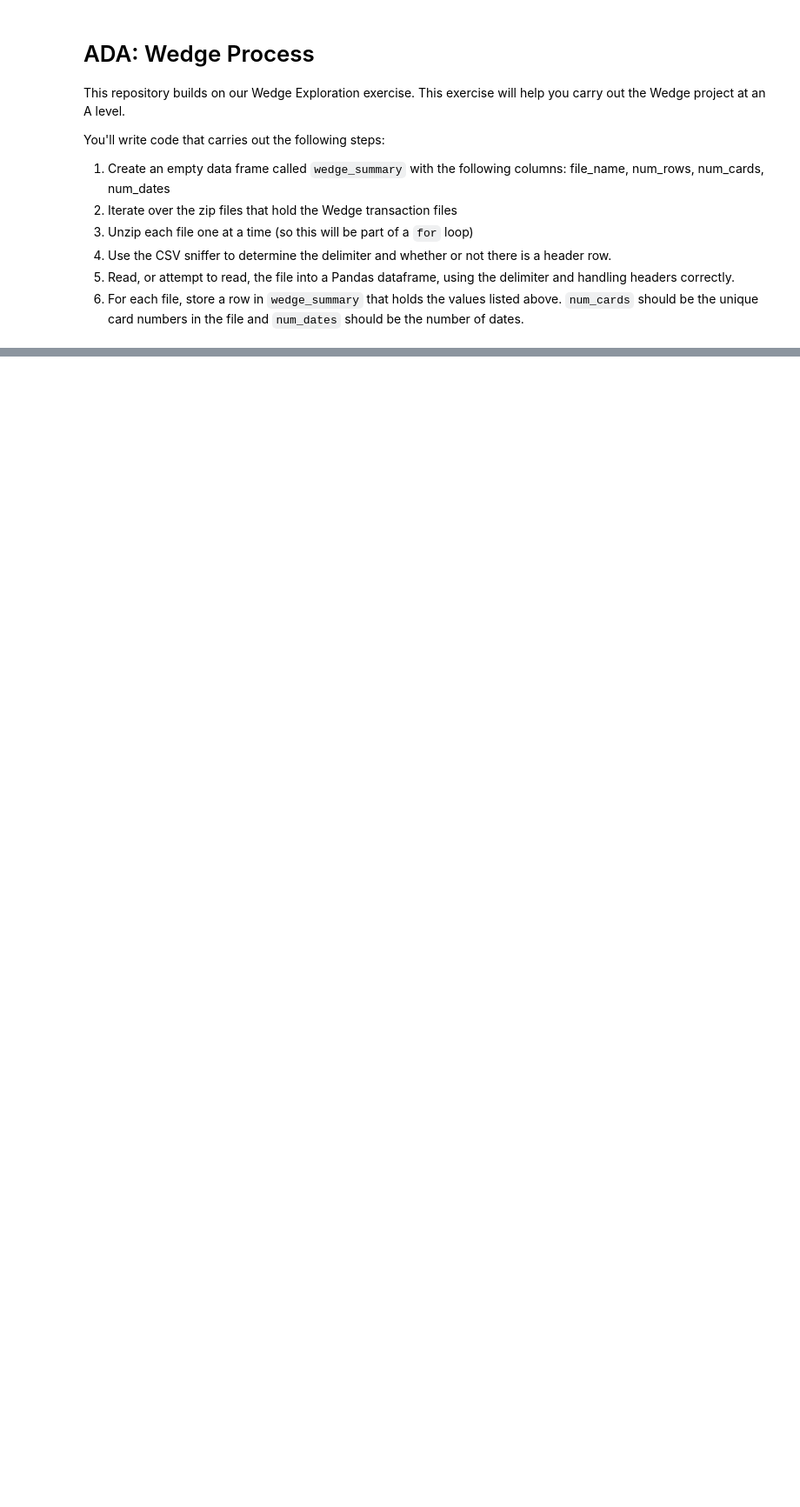
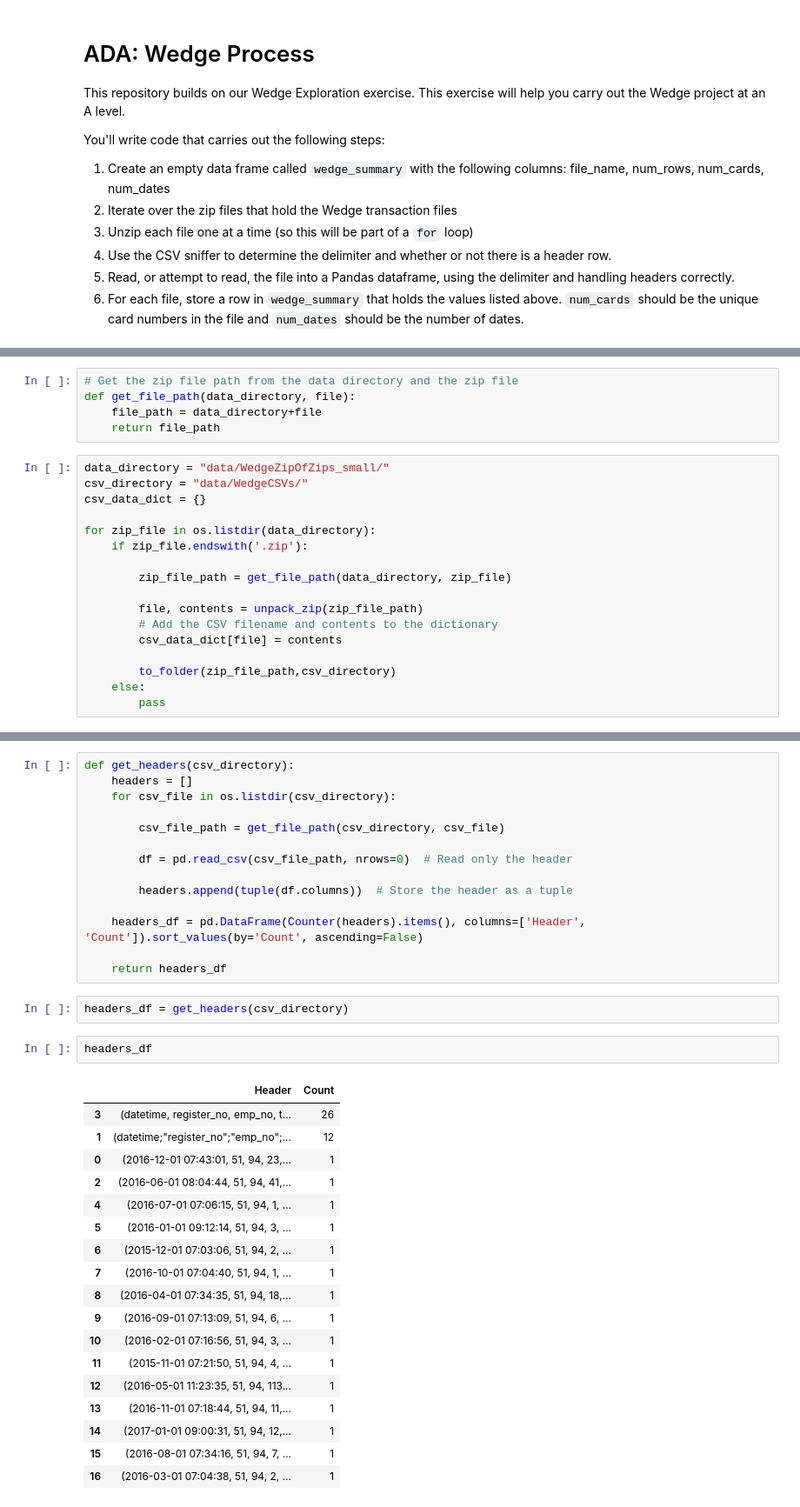
Before and after one commit to LukeWymanUM/wedge-project, a Jupyter notebook: wedge-process.ipynb, the cells around one changed output, grey strips where cells are left out. Shown at 87% size. Saved outputs shown, nothing was run; the diff lists cells and outputs as text; blank space fills up the shorter version.

Commit message:
script for cleaning data

```diff
--- a/wedge-process.ipynb
+++ b/wedge-process.ipynb
@@ -48,0 +75,22 @@ with zipfile.ZipFile(data_directory+file) as my_zip:
+# %%
+# Get the zip file path from the data directory and the zip file
+def get_file_path(data_directory, file):
+    file_path = data_directory+file
+    return file_path
+# %%
+data_directory = "data/WedgeZipOfZips_small/"
+csv_directory = "data/WedgeCSVs/"
+csv_data_dict = {}
+
+for zip_file in os.listdir(data_directory):
+    if zip_file.endswith('.zip'):
+
+        zip_file_path = get_file_path(data_directory, zip_file)
+
+        file, contents = unpack_zip(zip_file_path)
+        # Add the CSV filename and contents to the dictionary
+        csv_data_dict[file] = contents
+
+        to_folder(zip_file_path,csv_directory)
+    else:
+        pass
@@ -48,0 +99,37 @@ with zipfile.ZipFile(data_directory+file) as my_zip:
+# %%
+def get_headers(csv_directory):
+    headers = []
+    for csv_file in os.listdir(csv_directory):
+
+        csv_file_path = get_file_path(csv_directory, csv_file)
+
+        df = pd.read_csv(csv_file_path, nrows=0)  # Read only the header
+
+        headers.append(tuple(df.columns))  # Store the header as a tuple
+
+    headers_df = pd.DataFrame(Counter(headers).items(), columns=['Header', 'Count']).sort_values(by='Count', ascending=False)
+
+    return headers_df
+# %%
+headers_df = get_headers(csv_directory)
+# %%
+headers_df
+# %% [output]
+|  | Header | Count |
+| 3 | (datetime, register_no, emp_no, t... | 26 |
+| 1 | (datetime;"register_no";"emp_no";... | 12 |
+| 0 | (2016-12-01 07:43:01, 51, 94, 23,... | 1 |
+| 2 | (2016-06-01 08:04:44, 51, 94, 41,... | 1 |
+| 4 | (2016-07-01 07:06:15, 51, 94, 1, ... | 1 |
+| 5 | (2016-01-01 09:12:14, 51, 94, 3, ... | 1 |
+| 6 | (2015-12-01 07:03:06, 51, 94, 2, ... | 1 |
+| 7 | (2016-10-01 07:04:40, 51, 94, 1, ... | 1 |
+| 8 | (2016-04-01 07:34:35, 51, 94, 18,... | 1 |
+| 9 | (2016-09-01 07:13:09, 51, 94, 6, ... | 1 |
+| 10 | (2016-02-01 07:16:56, 51, 94, 3, ... | 1 |
+| 11 | (2015-11-01 07:21:50, 51, 94, 4, ... | 1 |
+| 12 | (2016-05-01 11:23:35, 51, 94, 113... | 1 |
+| 13 | (2016-11-01 07:18:44, 51, 94, 11,... | 1 |
+| 14 | (2017-01-01 09:00:31, 51, 94, 12,... | 1 |
+| 15 | (2016-08-01 07:34:16, 51, 94, 7, ... | 1 |
+| 16 | (2016-03-01 07:04:38, 51, 94, 2, ... | 1 |
```
Also changed, not shown: parts of 32 cells of this notebook, 3 other files.
